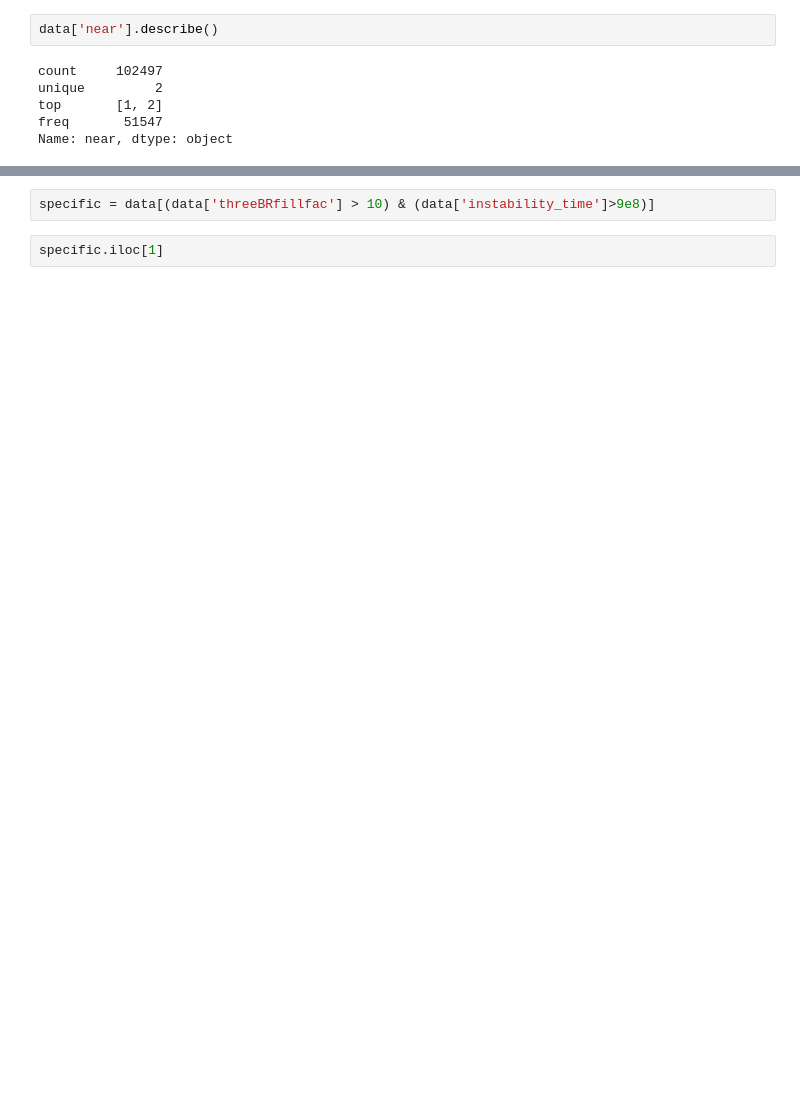
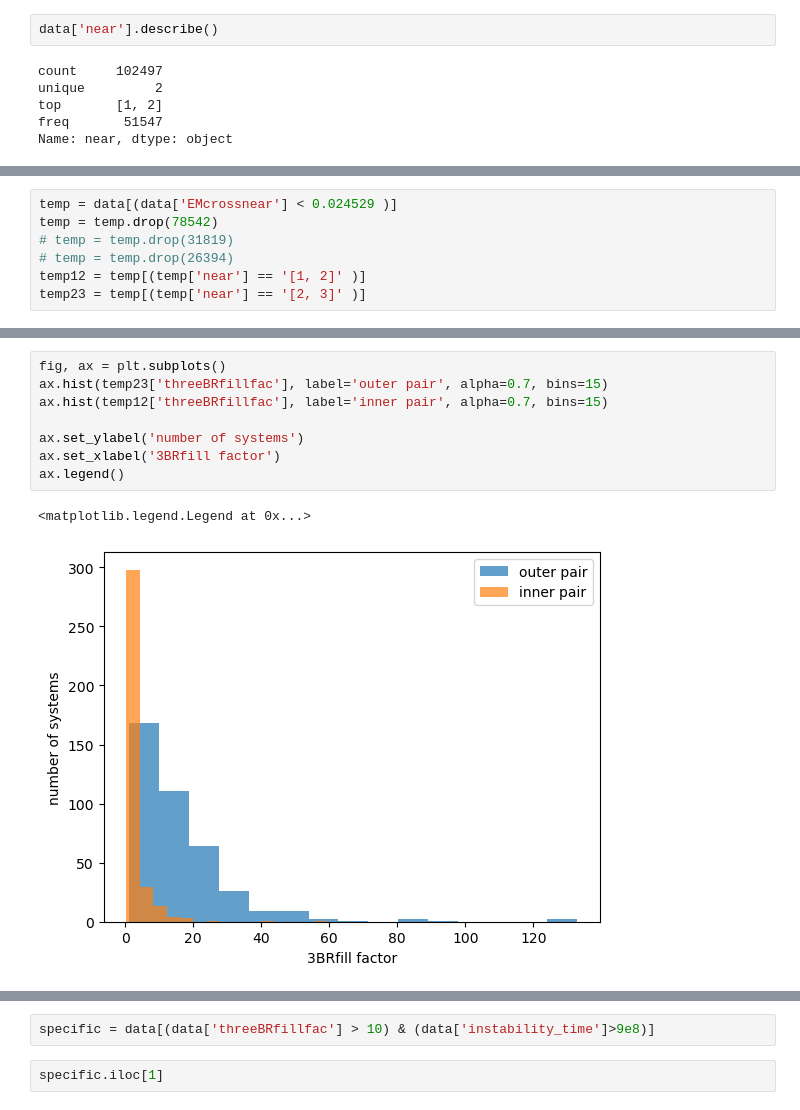
Before and after one commit to Ethadhani/spockUpdate, a Jupyter notebook: paper_plots/testing.ipynb, the cells around one changed output, grey strips where cells are left out. Cells and saved outputs as stored; diff of their text form; blank space fills up the shorter version.

Commit message:
testing temp files

```diff
--- a/paper_plots/testing.ipynb
+++ b/paper_plots/testing.ipynb
@@ -104,0 +135,7 @@ temp = data[(data['threeBRfillfac'] > 3)]
+# %%
+temp = data[(data['EMcrossnear'] < 0.024529	)]
+temp = temp.drop(78542)
+# temp = temp.drop(31819)
+# temp = temp.drop(26394)
+temp12 = temp[(temp['near'] == '[1, 2]'	)]
+temp23 = temp[(temp['near'] == '[2, 3]'	)]
@@ -104,0 +170,11 @@ temp = data[(data['threeBRfillfac'] > 3)]
+# %%
+fig, ax = plt.subplots()
+ax.hist(temp23['threeBRfillfac'], label='outer pair', alpha=0.7, bins=15)
+ax.hist(temp12['threeBRfillfac'], label='inner pair', alpha=0.7, bins=15)
+
+ax.set_ylabel('number of systems')
+ax.set_xlabel('3BRfill factor')
+ax.legend()
+# %% [output]
+<matplotlib.legend.Legend at 0x...>
+[figure, added]
```
Also changed, not shown: parts of 21 cells of this notebook, 2 other files.
